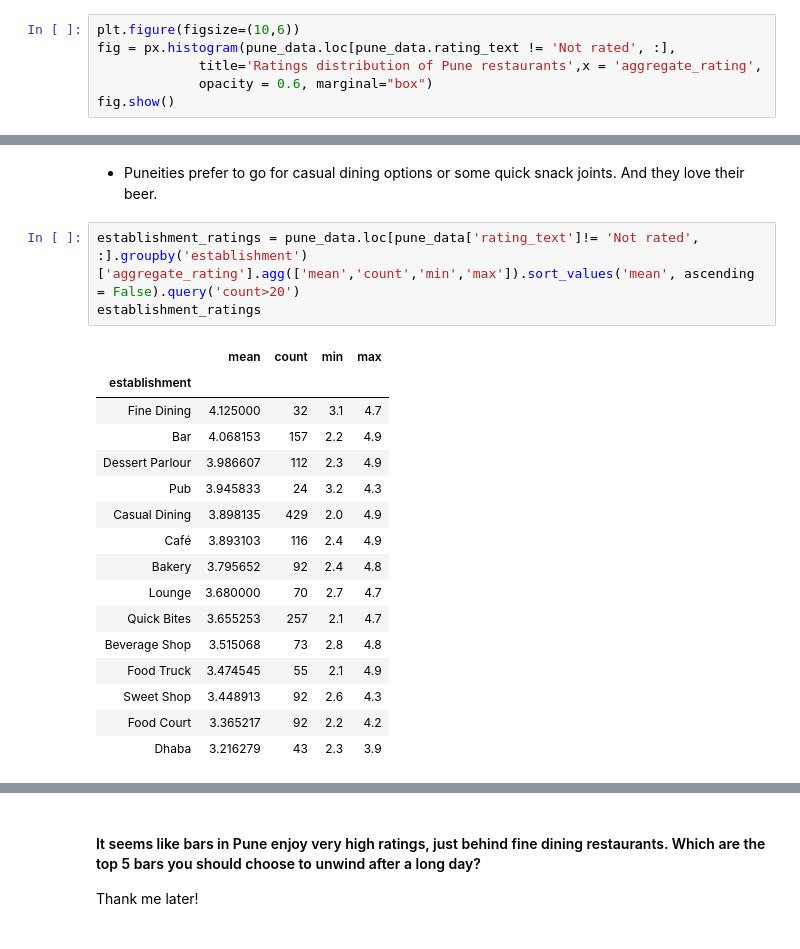
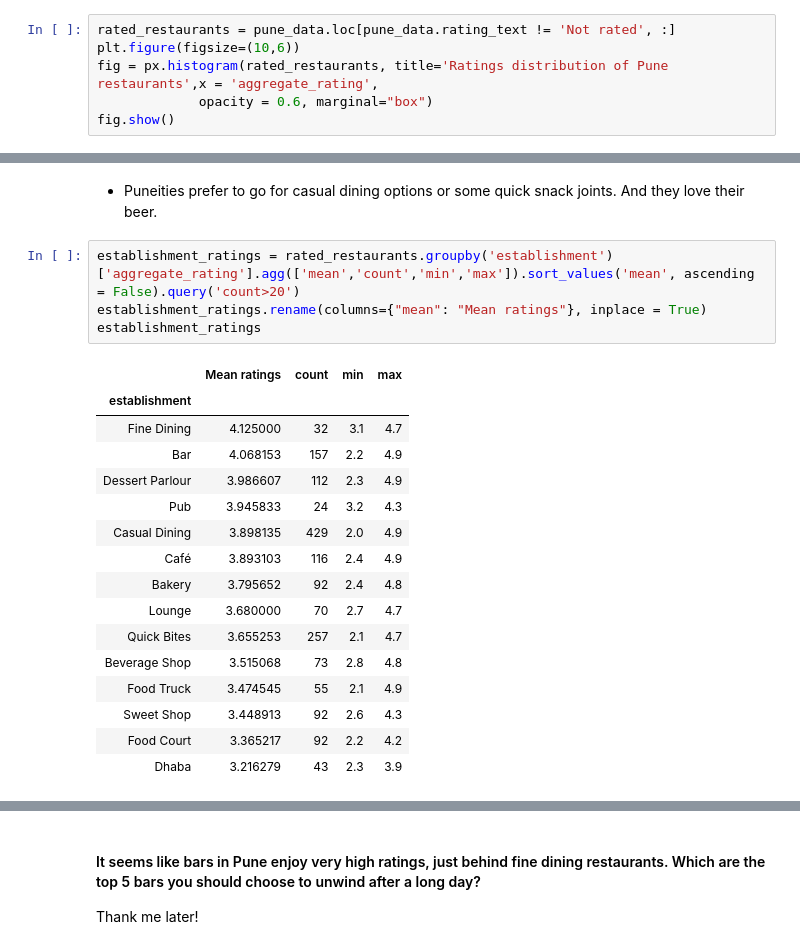
Before and after one commit to dsanyal/Zomato_dataset_EDA, a Jupyter notebook: zomato_EDA.ipynb, the cells around one changed output, grey strips where cells are left out. Cells and saved outputs as stored; diff of their text form.

```diff
--- a/zomato_EDA.ipynb
+++ b/zomato_EDA.ipynb
@@ -143,7 +145,7 @@ There are  1843 restaurants available in the Pune dataset.
 # %%
+rated_restaurants = pune_data.loc[pune_data.rating_text != 'Not rated', :]
 plt.figure(figsize=(10,6))
-fig = px.histogram(pune_data.loc[pune_data.rating_text != 'Not rated', :],
-             title='Ratings distribution of Pune restaurants',x = 'aggregate_rating',
+fig = px.histogram(rated_restaurants, title='Ratings distribution of Pune restaurants',x = 'aggregate_rating',
              opacity = 0.6, marginal="box")
 fig.show()
 # %% [output]
@@ -171,10 +197,11 @@ _ = plt.title('Establishment counts in Pune')
 # %% [markdown]
 - Puneities prefer to go for casual dining options or some quick snack joints. And they love their beer.
 # %%
-establishment_ratings = pune_data.loc[pune_data['rating_text']!= 'Not rated', :].groupby('establishment')['aggregate_rating'].agg(['mean','count','min','max']).sort_values('mean', ascending = False).query('count>20')
+establishment_ratings = rated_restaurants.groupby('establishment')['aggregate_rating'].agg(['mean','count','min','max']).sort_values('mean', ascending = False).query('count>20')
+establishment_ratings.rename(columns={"mean": "Mean ratings"}, inplace = True)
 establishment_ratings
 # %% [output]
-|  | mean | count | min | max |
+|  | Mean ratings | count | min | max |
 | establishment |  |  |  |  |
 | Fine Dining | 4.125000 | 32 | 3.1 | 4.7 |
 | Bar | 4.068153 | 157 | 2.2 | 4.9 |
```
Also changed, not shown: parts of 24 cells of this notebook.
